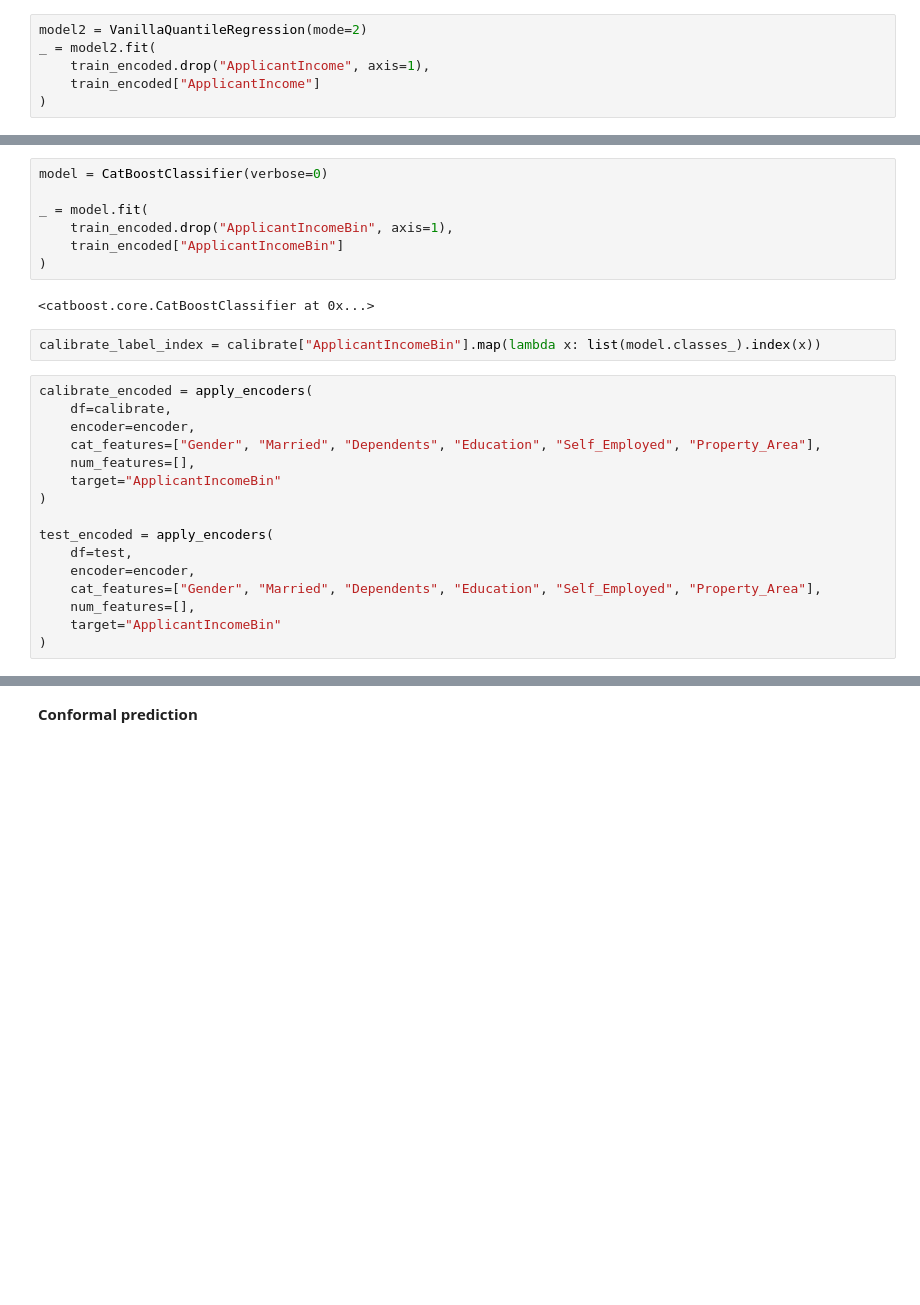
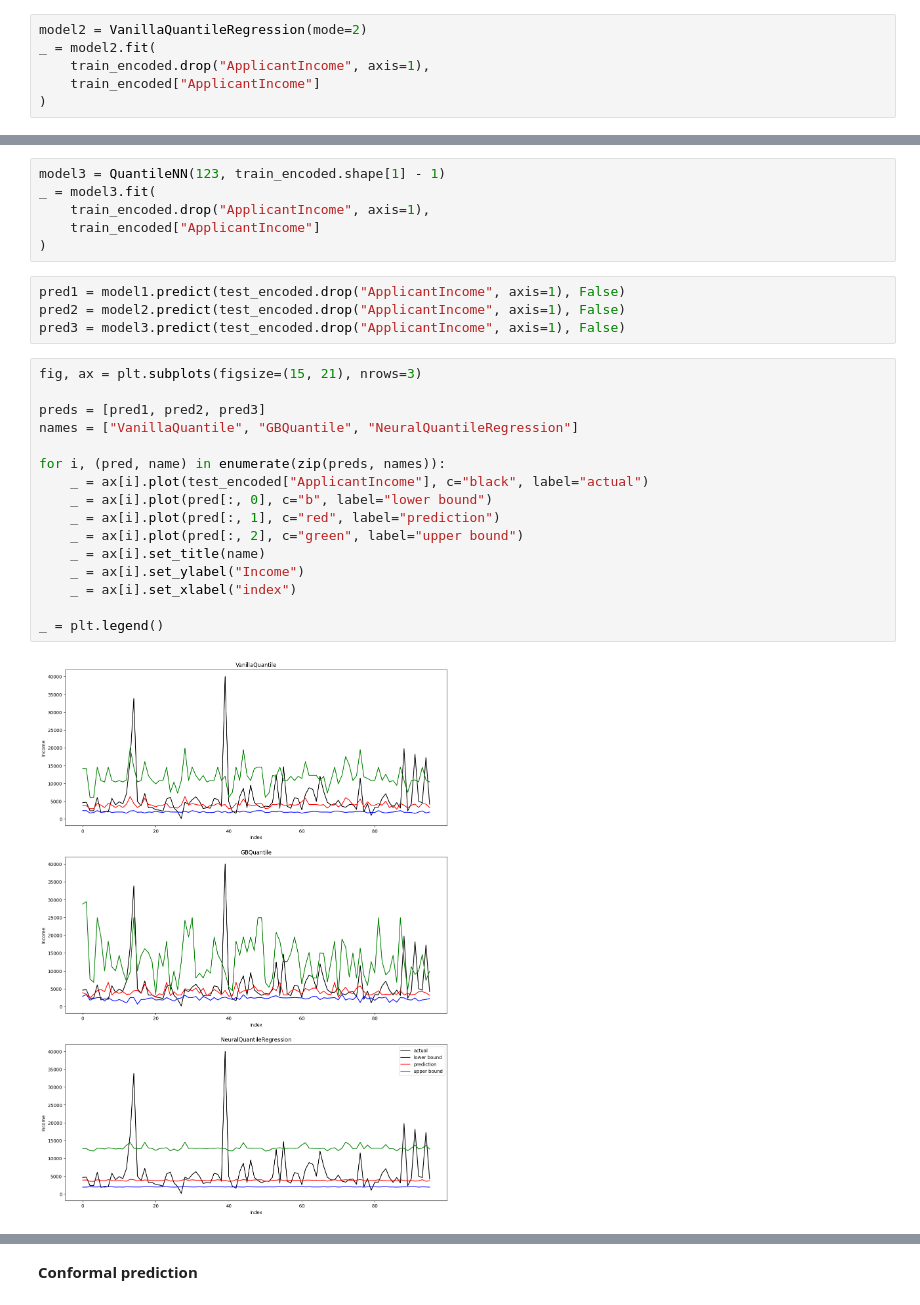
Before and after one commit to nutorbit/uncertainty-modeling, a Jupyter notebook: notebooks/01_proxy_income.ipynb, the cells around one changed output, grey strips where cells are left out. Saved outputs shown, nothing was run; the diff lists cells and outputs as text; blank space fills up the shorter version.

```diff
--- a/notebooks/01_proxy_income.ipynb
+++ b/notebooks/01_proxy_income.ipynb
@@ -368,27 +176,28 @@ train_encoded, encoder = encode_all(
-# %%
-model = CatBoostClassifier(verbose=0)
-
-_ = model.fit(
-    train_encoded.drop("ApplicantIncomeBin", axis=1),
-    train_encoded["ApplicantIncomeBin"]
-)
-# %% [output]
-<catboost.core.CatBoostClassifier at 0x...>
-# %%
-calibrate_label_index = calibrate["ApplicantIncomeBin"].map(lambda x: list(model.classes_).index(x))
-# %%
-calibrate_encoded = apply_encoders(
-    df=calibrate,
-    encoder=encoder,
-    cat_features=["Gender", "Married", "Dependents", "Education", "Self_Employed", "Property_Area"],
-    num_features=[],
-    target="ApplicantIncomeBin"
-)
-
-test_encoded = apply_encoders(
-    df=test,
-    encoder=encoder,
-    cat_features=["Gender", "Married", "Dependents", "Education", "Self_Employed", "Property_Area"],
-    num_features=[],
-    target="ApplicantIncomeBin"
-)
+# %%
+model3 = QuantileNN(123, train_encoded.shape[1] - 1)
+_ = model3.fit(
+    train_encoded.drop("ApplicantIncome", axis=1),
+    train_encoded["ApplicantIncome"]
+)
+# %%
+pred1 = model1.predict(test_encoded.drop("ApplicantIncome", axis=1), False)
+pred2 = model2.predict(test_encoded.drop("ApplicantIncome", axis=1), False)
+pred3 = model3.predict(test_encoded.drop("ApplicantIncome", axis=1), False)
+# %%
+fig, ax = plt.subplots(figsize=(15, 21), nrows=3)
+
+preds = [pred1, pred2, pred3]
+names = ["VanillaQuantile", "GBQuantile", "NeuralQuantileRegression"]
+
+for i, (pred, name) in enumerate(zip(preds, names)):
+    _ = ax[i].plot(test_encoded["ApplicantIncome"], c="black", label="actual")
+    _ = ax[i].plot(pred[:, 0], c="b", label="lower bound")
+    _ = ax[i].plot(pred[:, 1], c="red", label="prediction")
+    _ = ax[i].plot(pred[:, 2], c="green", label="upper bound")
+    _ = ax[i].set_title(name)
+    _ = ax[i].set_ylabel("Income")
+    _ = ax[i].set_xlabel("index")
+
+_ = plt.legend()
+# %% [output]
+[figure, added]
```
Also changed, not shown: parts of 95 cells of this notebook, 1 other file.
